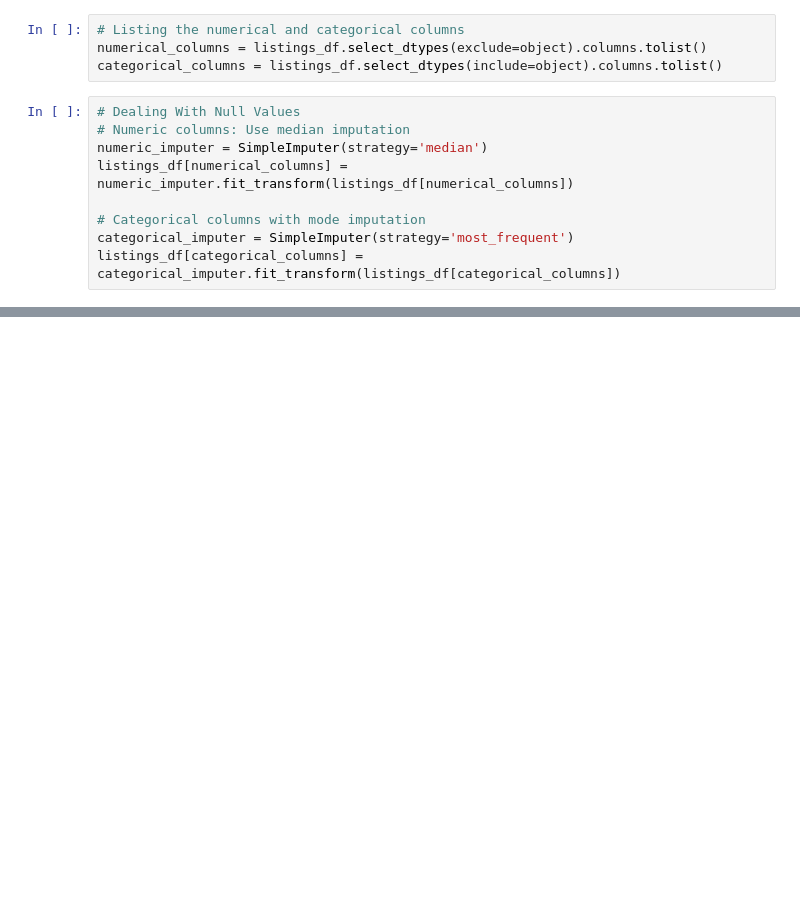
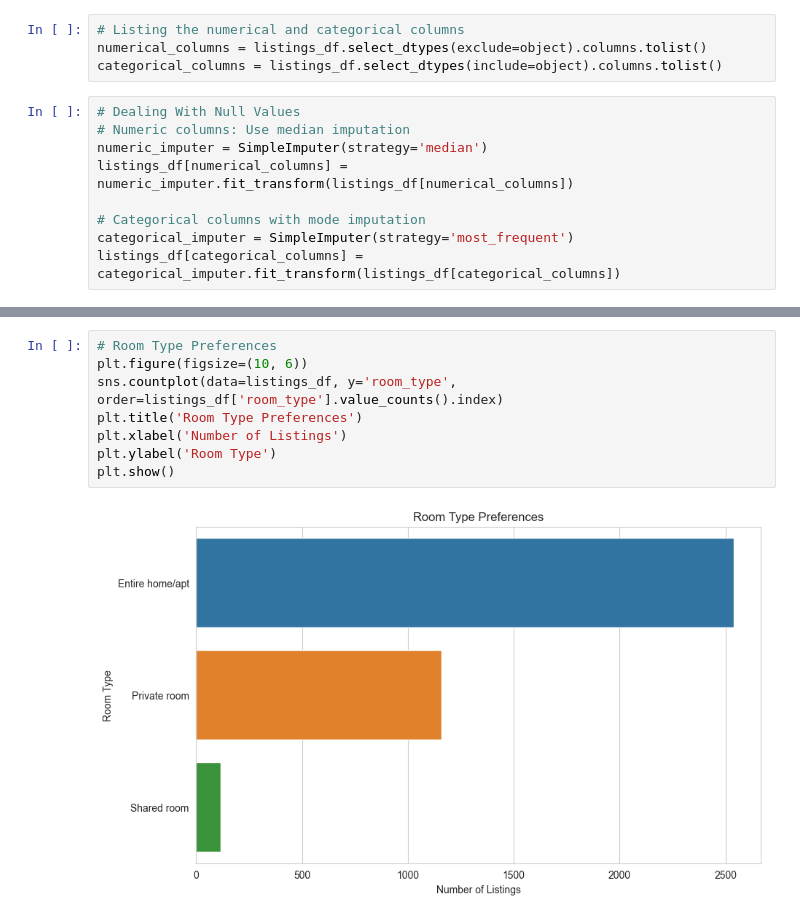
Before and after one commit to TahaAhmedT/CODINGSAMURAI, a Jupyter notebook: Task1/Airbnb_EDA.ipynb, the cells around one changed output, grey strips where cells are left out. Saved outputs shown, nothing was run; the diff lists cells and outputs as text; blank space fills up the shorter version.

```diff
--- a/Task1/Airbnb_EDA.ipynb
+++ b/Task1/Airbnb_EDA.ipynb
@@ -114,0 +194,10 @@ listings_df[categorical_columns] = categorical_imputer.fit_transform(listings_df
+# %%
+# Room Type Preferences
+plt.figure(figsize=(10, 6))
+sns.countplot(data=listings_df, y='room_type', order=listings_df['room_type'].value_counts().index)
+plt.title('Room Type Preferences')
+plt.xlabel('Number of Listings')
+plt.ylabel('Room Type')
+plt.show()
+# %% [output]
+[figure, added]
```
Also changed, not shown: parts of 24 cells of this notebook, 1 other file.
